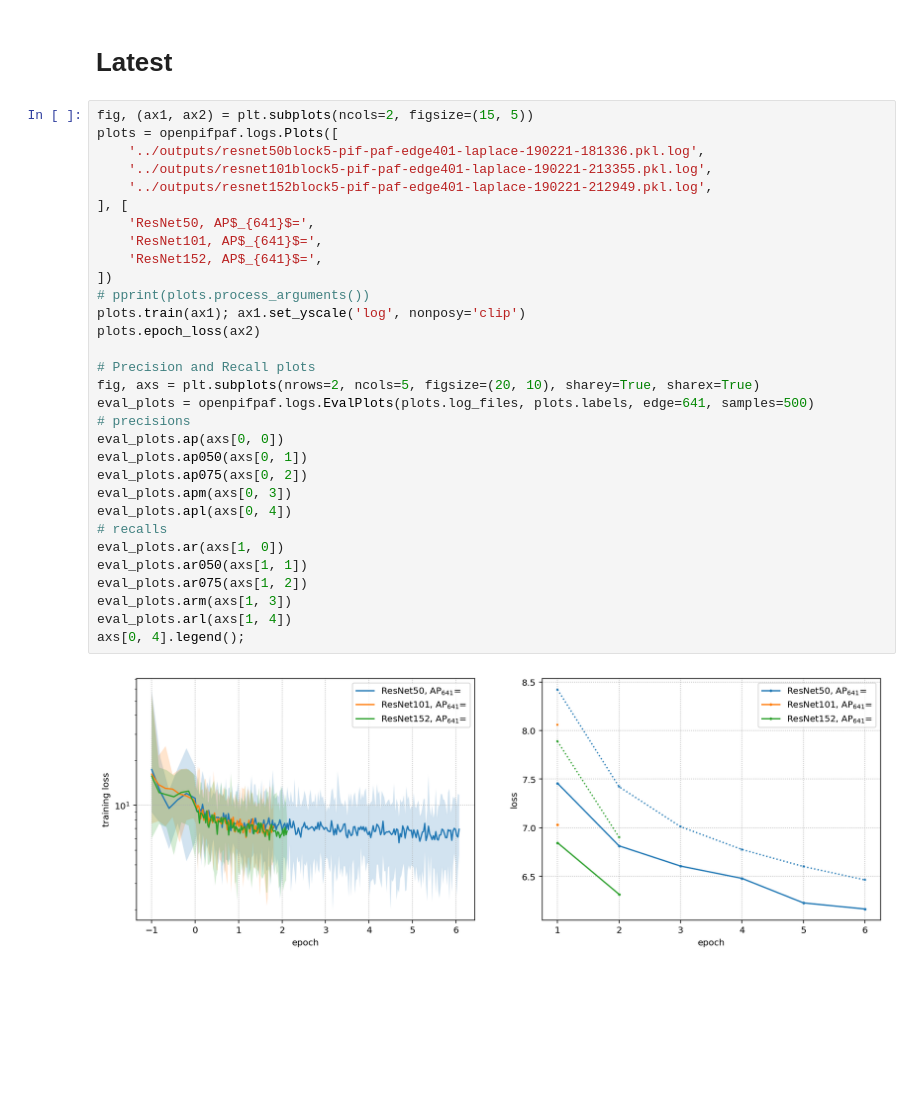
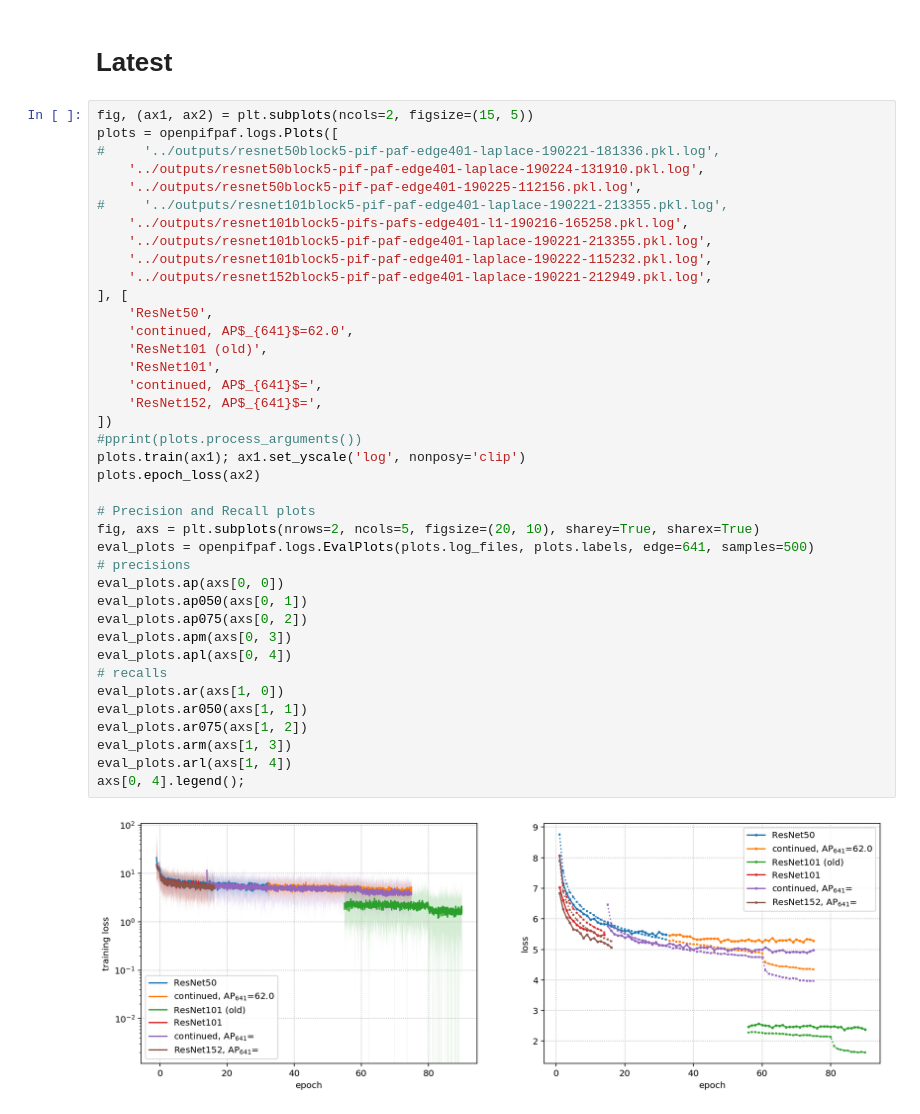
Before and after one commit to openpifpaf/openpifpaf, a Jupyter notebook: docs/studies.ipynb, the cells around one changed output. Saved outputs shown, nothing was run; the diff lists cells and outputs as text; blank space fills up the shorter version.

```diff
--- a/docs/studies.ipynb
+++ b/docs/studies.ipynb
@@ -12,33 +12,41 @@ import openpifpaf.logs
 # %%
 fig, (ax1, ax2) = plt.subplots(ncols=2, figsize=(15, 5))
 plots = openpifpaf.logs.Plots([
-    '../outputs/resnet50block5-pif-paf-edge401-laplace-190221-181336.pkl.log',
+#     '../outputs/resnet50block5-pif-paf-edge401-laplace-190221-181336.pkl.log',
+    '../outputs/resnet50block5-pif-paf-edge401-laplace-190224-131910.pkl.log',
+    '../outputs/resnet50block5-pif-paf-edge401-190225-112156.pkl.log',
+#     '../outputs/resnet101block5-pif-paf-edge401-laplace-190221-213355.pkl.log',
+    '../outputs/resnet101block5-pifs-pafs-edge401-l1-190216-165258.pkl.log',
     '../outputs/resnet101block5-pif-paf-edge401-laplace-190221-213355.pkl.log',
+    '../outputs/resnet101block5-pif-paf-edge401-laplace-190222-115232.pkl.log',
     '../outputs/resnet152block5-pif-paf-edge401-laplace-190221-212949.pkl.log',
 ], [
-    'ResNet50, AP$_{641}$=',
-    'ResNet101, AP$_{641}$=',
+    'ResNet50',
+    'continued, AP$_{641}$=62.0',
+    'ResNet101 (old)',
+    'ResNet101',
+    'continued, AP$_{641}$=',
     'ResNet152, AP$_{641}$=',
 ])
-# pprint(plots.process_arguments())
+#pprint(plots.process_arguments())
 plots.train(ax1); ax1.set_yscale('log', nonposy='clip')
 plots.epoch_loss(ax2)
 
 # Precision and Recall plots
 fig, axs = plt.subplots(nrows=2, ncols=5, figsize=(20, 10), sharey=True, sharex=True)
 eval_plots = openpifpaf.logs.EvalPlots(plots.log_files, plots.labels, edge=641, samples=500)
 # precisions
 eval_plots.ap(axs[0, 0])
 eval_plots.ap050(axs[0, 1])
 eval_plots.ap075(axs[0, 2])
 eval_plots.apm(axs[0, 3])
 eval_plots.apl(axs[0, 4])
 # recalls
 eval_plots.ar(axs[1, 0])
 eval_plots.ar050(axs[1, 1])
 eval_plots.ar075(axs[1, 2])
 eval_plots.arm(axs[1, 3])
 eval_plots.arl(axs[1, 4])
 axs[0, 4].legend();
 # %% [output]
-[figure, old version]
+[figure, new version]
```
Also changed, not shown: parts of 3 cells of this notebook, 9 other files.
